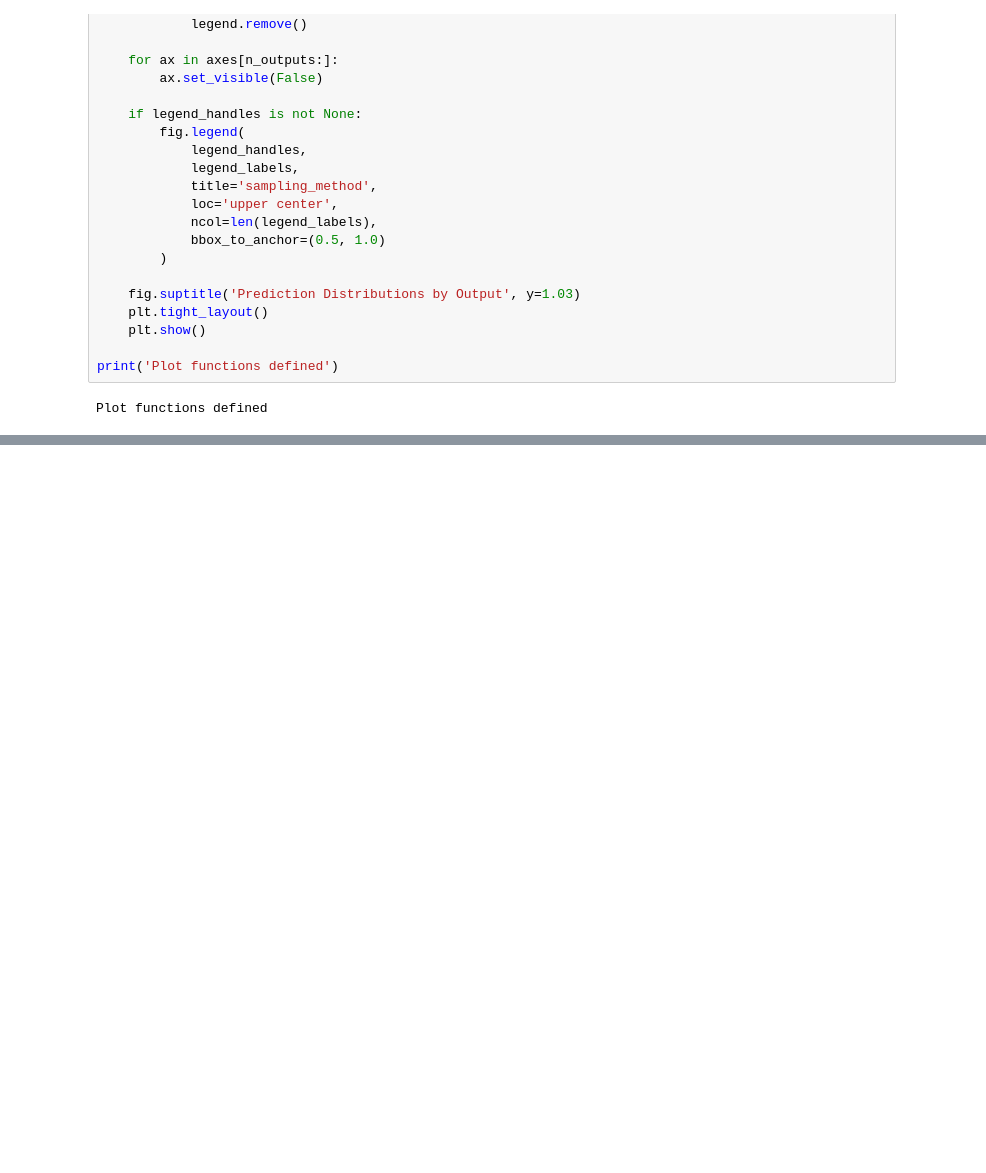
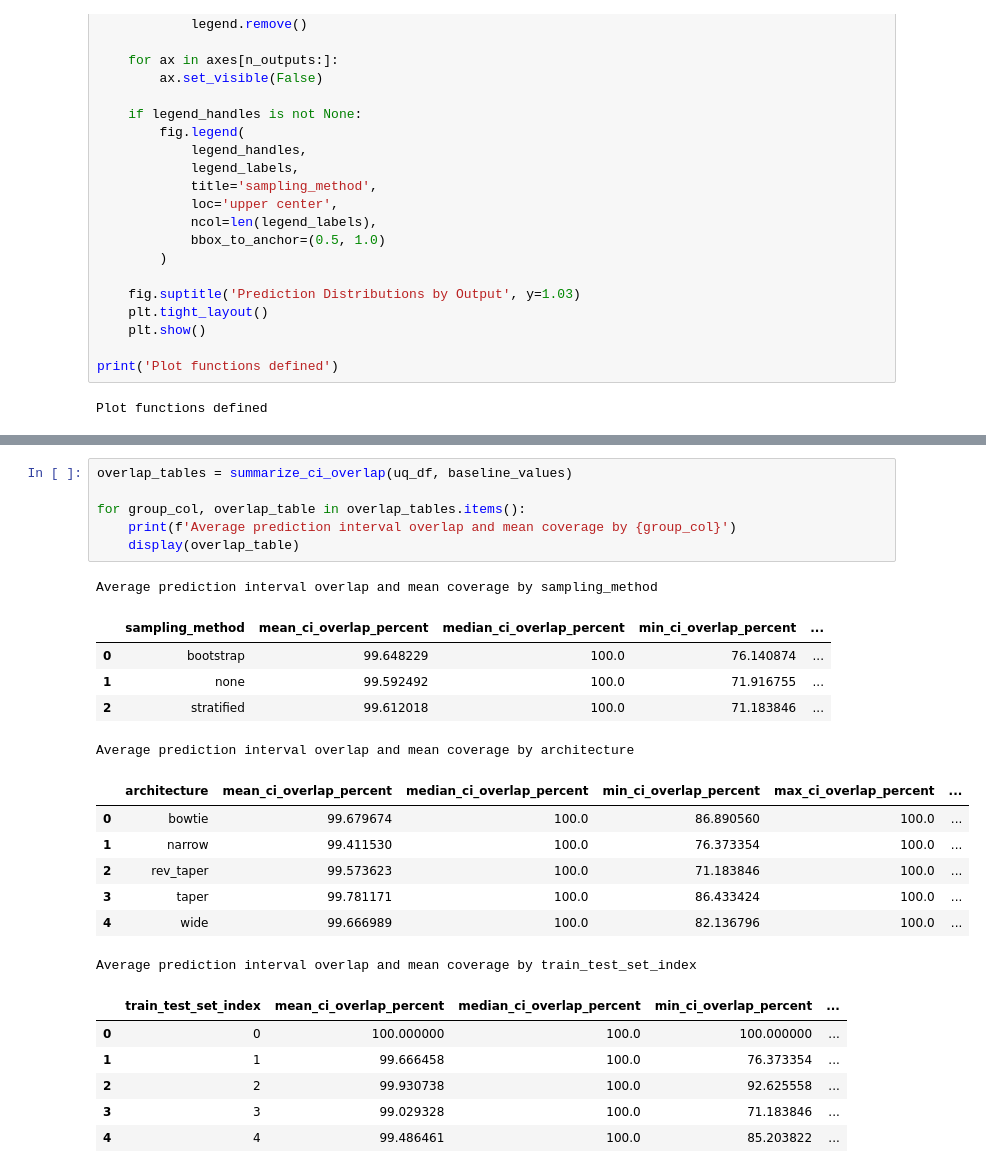
Before and after one commit to dayton2/pymaise_final_project, a Jupyter notebook: final_project_tasks.ipynb, the cells around one changed output, grey strips where cells are left out. Drawn from its saved outputs; the diff is of its cells as text; blank space fills up the shorter version.

```diff
--- a/final_project_tasks.ipynb
+++ b/final_project_tasks.ipynb
@@ -798,0 +1082,26 @@ plot_prediction_distributions_by_output(p_df)
+# %%
+overlap_tables = summarize_ci_overlap(uq_df, baseline_values)
+
+for group_col, overlap_table in overlap_tables.items():
+    print(f'Average prediction interval overlap and mean coverage by {group_col}')
+    display(overlap_table)
+# %% [output]
+Average prediction interval overlap and mean coverage by sampling_method
+|  | sampling_method | mean_ci_overlap_percent | median_ci_overlap_percent | min_ci_overlap_percent | ... |
+| 0 | bootstrap | 99.648229 | 100.0 | 76.140874 | ... |
+| 1 | none | 99.592492 | 100.0 | 71.916755 | ... |
+| 2 | stratified | 99.612018 | 100.0 | 71.183846 | ... |
+Average prediction interval overlap and mean coverage by architecture
+|  | architecture | mean_ci_overlap_percent | median_ci_overlap_percent | min_ci_overlap_percent | max_ci_overlap_percent | ... |
+| 0 | bowtie | 99.679674 | 100.0 | 86.890560 | 100.0 | ... |
+| 1 | narrow | 99.411530 | 100.0 | 76.373354 | 100.0 | ... |
+| 2 | rev_taper | 99.573623 | 100.0 | 71.183846 | 100.0 | ... |
+| 3 | taper | 99.781171 | 100.0 | 86.433424 | 100.0 | ... |
+| 4 | wide | 99.666989 | 100.0 | 82.136796 | 100.0 | ... |
+Average prediction interval overlap and mean coverage by train_test_set_index
+|  | train_test_set_index | mean_ci_overlap_percent | median_ci_overlap_percent | min_ci_overlap_percent | ... |
+| 0 | 0 | 100.000000 | 100.0 | 100.000000 | ... |
+| 1 | 1 | 99.666458 | 100.0 | 76.373354 | ... |
+| 2 | 2 | 99.930738 | 100.0 | 92.625558 | ... |
+| 3 | 3 | 99.029328 | 100.0 | 71.183846 | ... |
+| 4 | 4 | 99.486461 | 100.0 | 85.203822 | ... |
```
Also changed, not shown: parts of 17 cells of this notebook, 2 other files.
